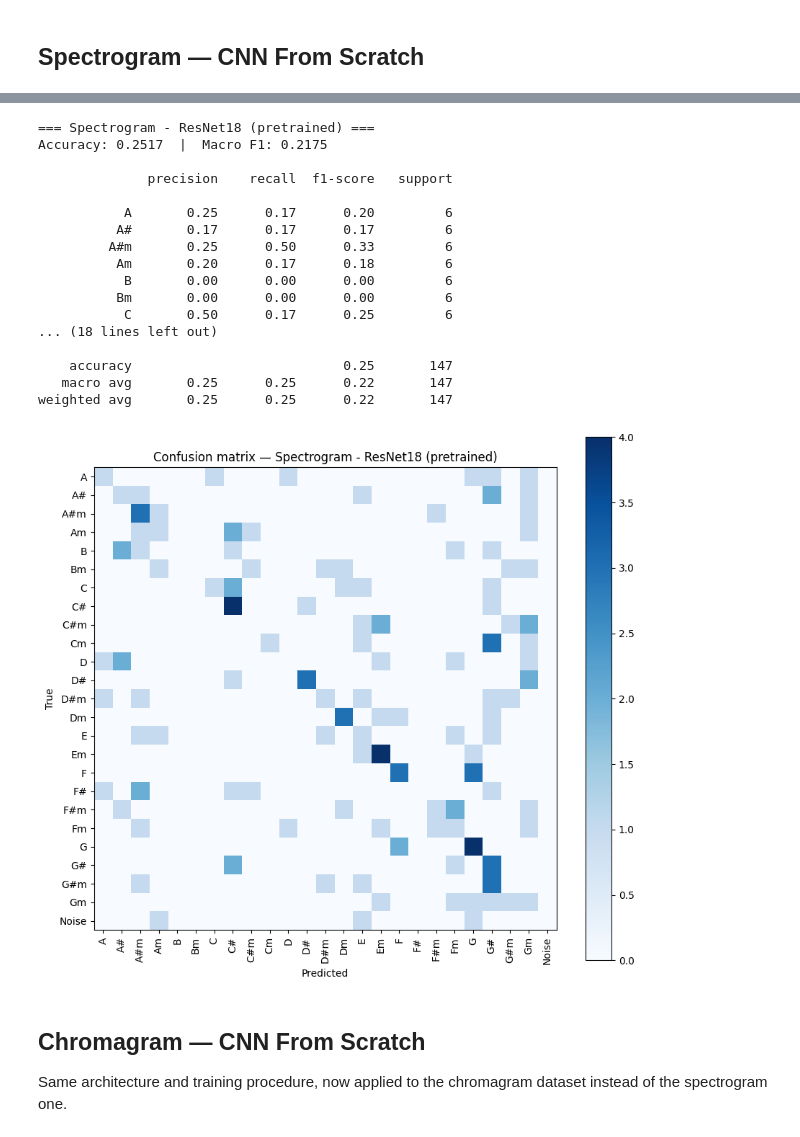
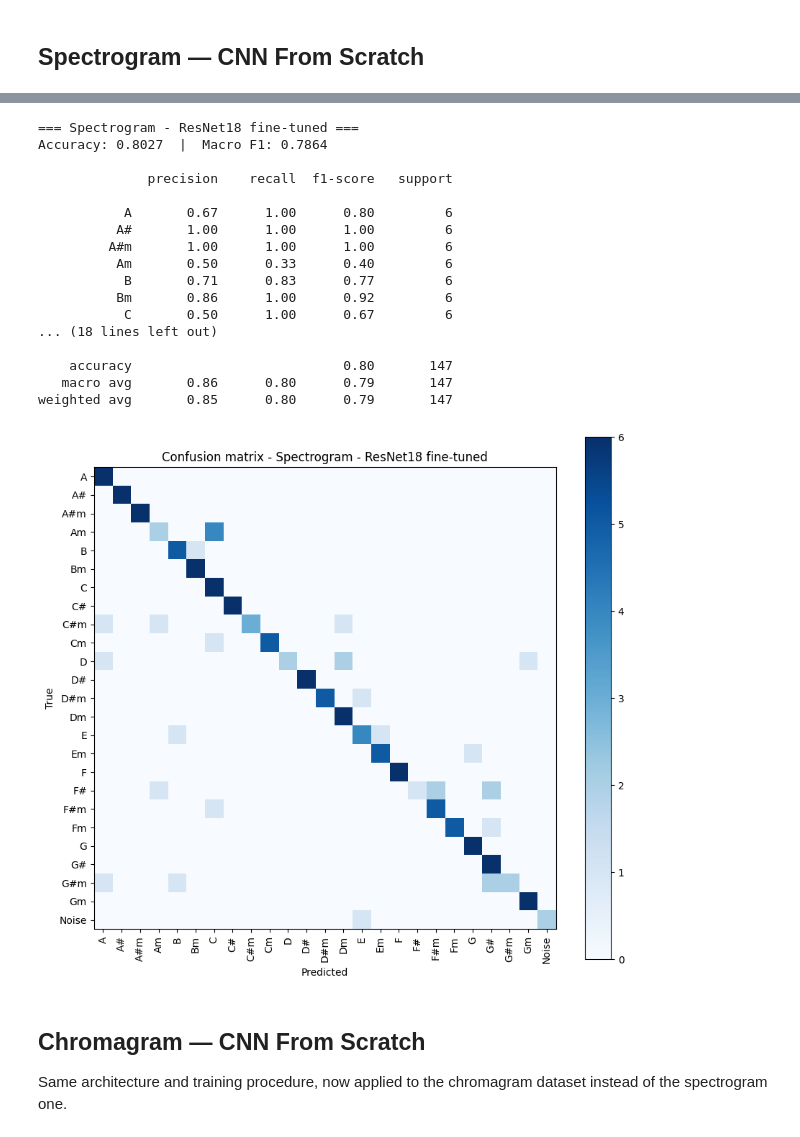
Before and after one commit to ilhanriyaz/guitar-chord-recognition, a Jupyter notebook: notebooks/spectrogram.ipynb, the cells around one changed output, grey strips where cells are left out. Saved outputs shown, nothing was run; the diff lists cells and outputs as text; code cells hidden in the pictures.

```diff
--- a/notebooks/spectrogram.ipynb
+++ b/notebooks/spectrogram.ipynb
@@ -391,5 +524,15 @@ weighted avg       0.72      0.73      0.70       147
 # %%
-spec_resnet_model = build_resnet(num_classes)
-spec_resnet_history = train_model(spec_resnet_model, spec_train_loader, spec_test_loader, epochs=10, use_three_channels=True)
-plot_history(spec_resnet_history, "Spectrogram — ResNet18")
+spec_resnet_model = build_resnet(num_classes, trainable_layers=("layer3", "layer4"), dropout=0.4)
+spec_resnet_history = train_model(
+    spec_resnet_model,
+    spec_train_loader,
+    spec_test_loader,
+    epochs=35,
+    lr=3e-4,
+    weight_decay=1e-3,
+    class_weights=class_weights,
+    label_smoothing=0.05,
+    patience=8,
+)
+plot_history(spec_resnet_history, "Spectrogram - fine-tuned ResNet18")
 # %% [output]
@@ -407,24 +557,24 @@ Epoch 10/10 - train_loss: 1.0572 - val_loss: 2.8565 - val_acc: 0.2517
 # %%
-_ = evaluate_and_record("Spectrogram - ResNet18 (pretrained)", spec_resnet_model, spec_test_loader, use_three_channels=True)
+_ = evaluate_and_record("Spectrogram - ResNet18 fine-tuned", spec_resnet_model, spec_test_loader)
 # %% [output]
-=== Spectrogram - ResNet18 (pretrained) ===
-Accuracy: 0.2517  |  Macro F1: 0.2175
+=== Spectrogram - ResNet18 fine-tuned ===
+Accuracy: 0.8027  |  Macro F1: 0.7864
 
               precision    recall  f1-score   support
 
-           A       0.25      0.17      0.20         6
-          A#       0.17      0.17      0.17         6
-         A#m       0.25      0.50      0.33         6
-          Am       0.20      0.17      0.18         6
-           B       0.00      0.00      0.00         6
-          Bm       0.00      0.00      0.00         6
-           C       0.50      0.17      0.25         6
+           A       0.67      1.00      0.80         6
+          A#       1.00      1.00      1.00         6
+         A#m       1.00      1.00      1.00         6
+          Am       0.50      0.33      0.40         6
+           B       0.71      0.83      0.77         6
+          Bm       0.86      1.00      0.92         6
+           C       0.50      1.00      0.67         6
 ... (18 lines left out)
 
-    accuracy                           0.25       147
-   macro avg       0.25      0.25      0.22       147
-weighted avg       0.25      0.25      0.22       147
+    accuracy                           0.80       147
+   macro avg       0.86      0.80      0.79       147
+weighted avg       0.85      0.80      0.79       147
-[figure, old version]
+[figure, new version]
 # %% [markdown]
 ## Chromagram — CNN From Scratch
 Same architecture and training procedure, now applied to the chromagram dataset instead of the spectrogram one.
```
Also changed, not shown: parts of 19 cells of this notebook.
